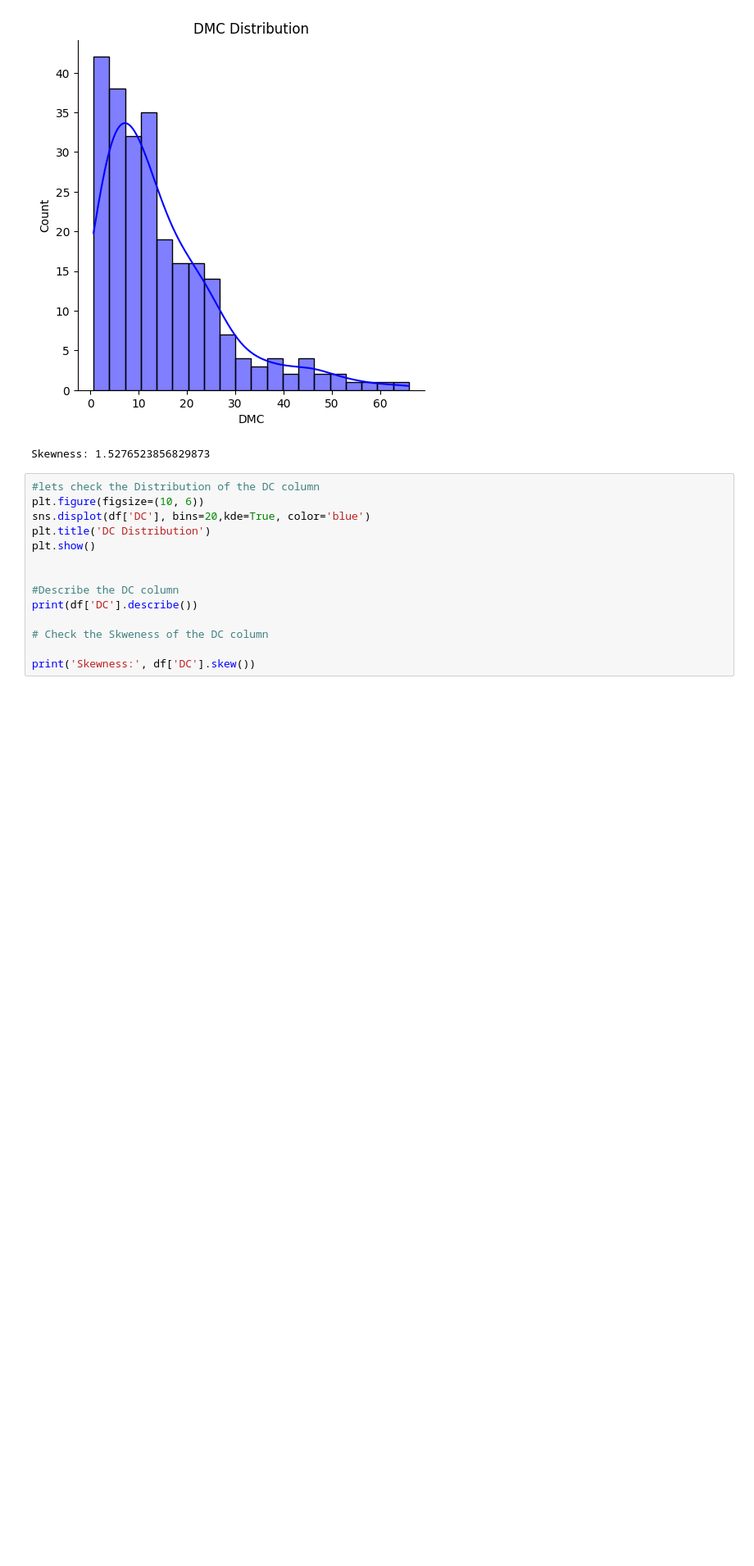
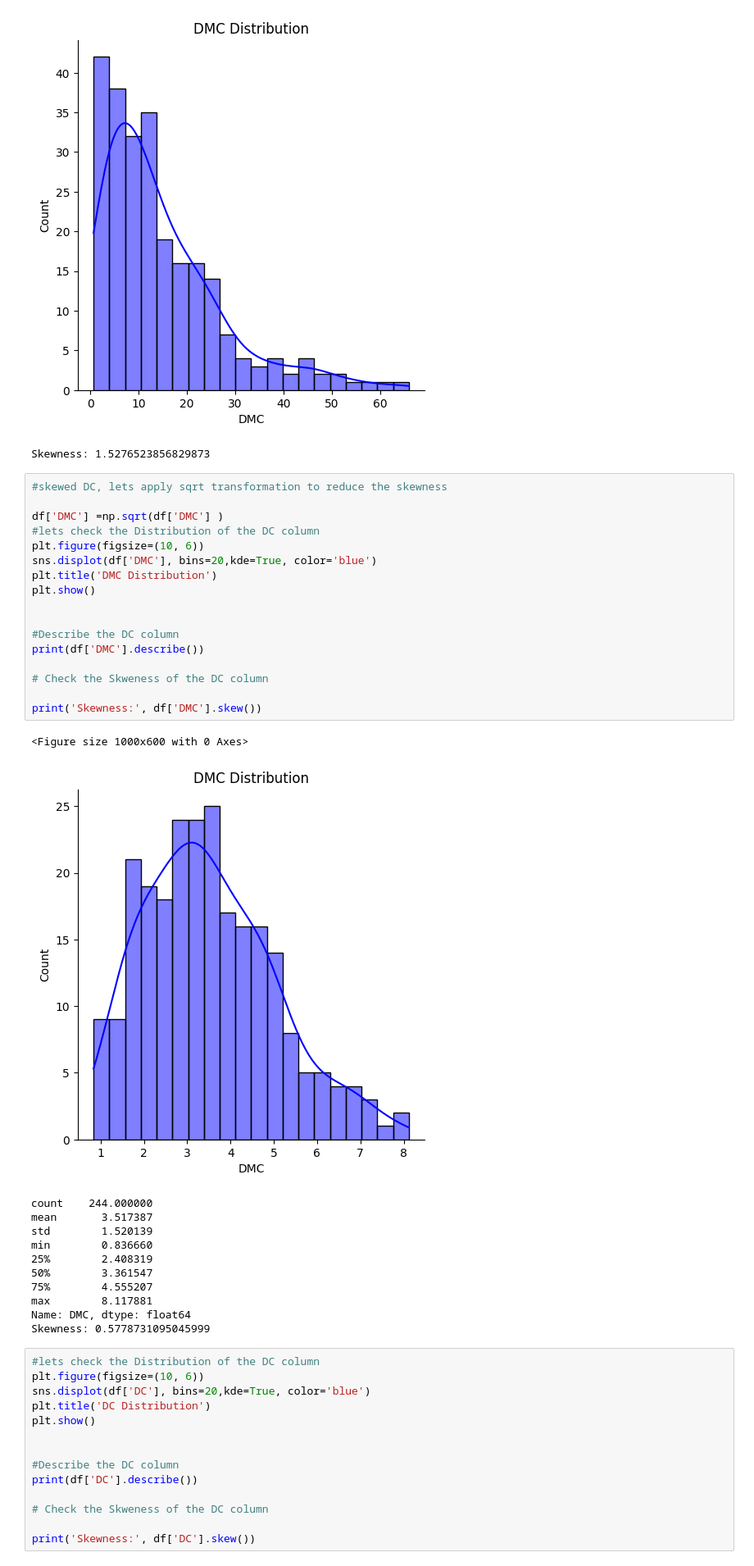
Before and after one commit to BahaaAY/FireWatcher-ML-Models, a Jupyter notebook: model-1/algerian-forest-fires.ipynb, the cells around one changed output. Shown: that part at 82% size. Saved outputs shown, nothing was run; the diff lists cells and outputs as text; blank space fills up the shorter version.

```diff
--- a/model-1/algerian-forest-fires.ipynb
+++ b/model-1/algerian-forest-fires.ipynb
@@ -169,6 +206,36 @@ print('Skewness:', df['DMC'].skew())
 <Figure size 1000x600 with 0 Axes>
 [figure]
 Skewness: 1.5276523856829873
+# %%
+#skewed DC, lets apply sqrt transformation to reduce the skewness
+
+df['DMC'] =np.sqrt(df['DMC'] )
+#lets check the Distribution of the DC column
+plt.figure(figsize=(10, 6))
+sns.displot(df['DMC'], bins=20,kde=True, color='blue')
+plt.title('DMC Distribution')
+plt.show()
+
+
+#Describe the DC column
+print(df['DMC'].describe())
+
+# Check the Skweness of the DC column
+
+print('Skewness:', df['DMC'].skew())
+# %% [output]
+<Figure size 1000x600 with 0 Axes>
+[figure, added]
+count    244.000000
+mean       3.517387
+std        1.520139
+min        0.836660
+25%        2.408319
+50%        3.361547
+75%        4.555207
+max        8.117881
+Name: DMC, dtype: float64
+Skewness: 0.5778731095045999
 # %%
 #lets check the Distribution of the DC column
 plt.figure(figsize=(10, 6))
```
Also changed, not shown: parts of 16 cells of this notebook, 1 other file.
